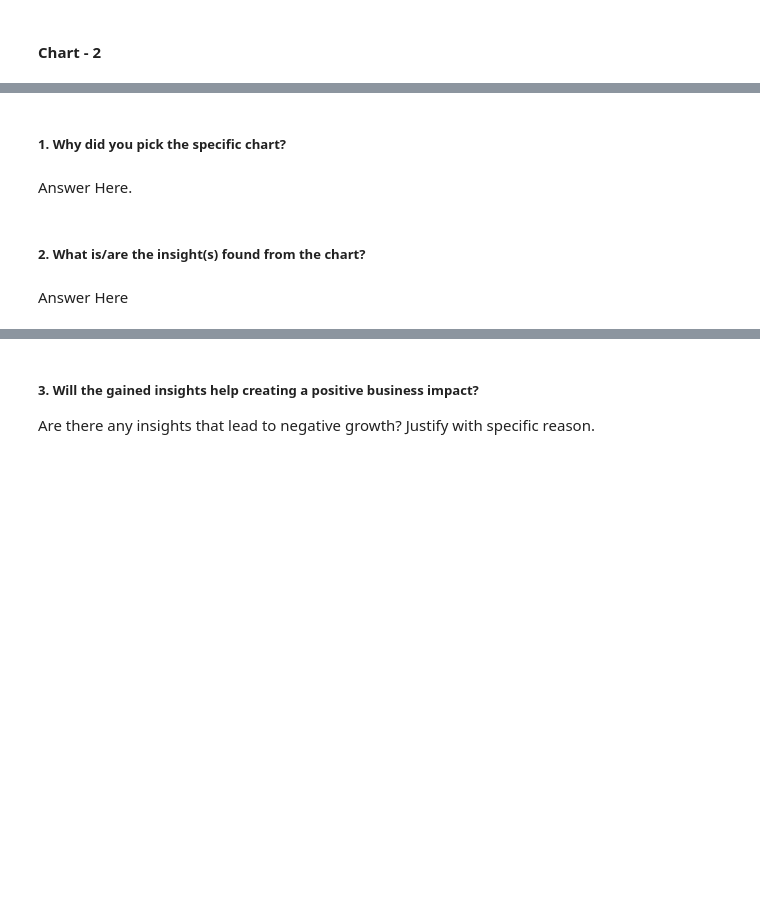
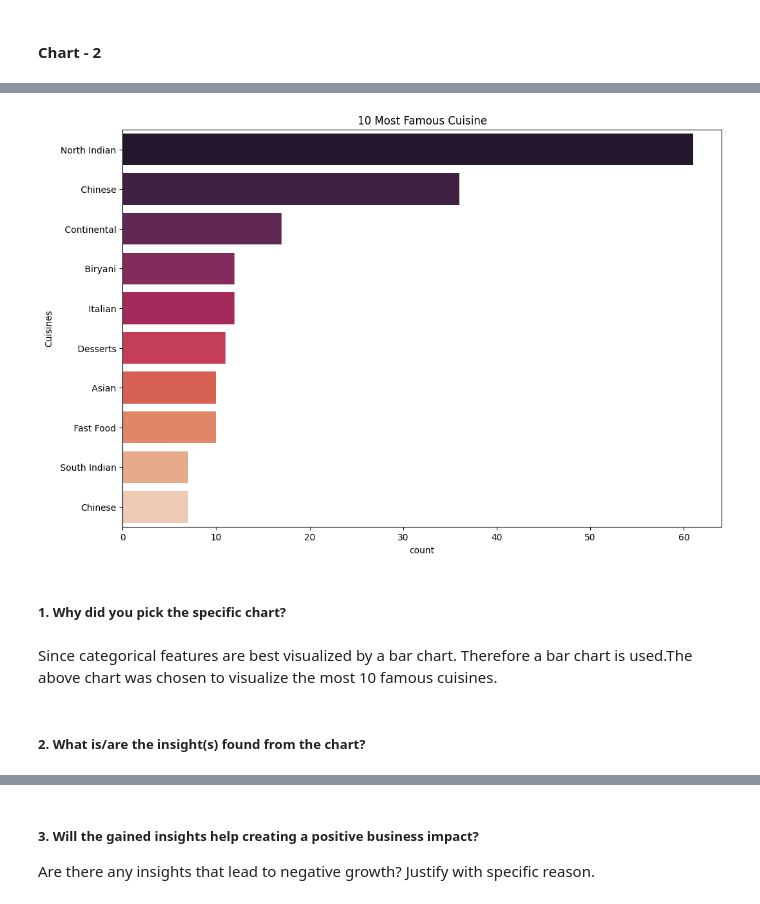
Before and after one commit to meenubenny/Zomato_Restaurant_Clustering_and_Sentiment_Analysis, a Jupyter notebook: Meenu_Benny_Zomato_Restaurant_Clustering_&_Sentiment_Analysis.ipynb, the cells around one changed output, grey strips where cells are left out. Cells and saved outputs as stored; diff of their text form; code cells hidden in the pictures; blank space fills up the shorter version.

```diff
--- a/Meenu_Benny_Zomato_Restaurant_Clustering_&_Sentiment_Analysis.ipynb
+++ b/Meenu_Benny_Zomato_Restaurant_Clustering_&_Sentiment_Analysis.ipynb
@@ -148,0 +496,14 @@ Answer Here.
+# %%
+#Most popular cuisines
+cuisine_list=[]
+cuisines=hotel.Cuisines.str.split(',')
+
+#Get all the cuuisines in a list
+for i in cuisines:
+  for j in i:
+    cuisine_list.append(j)
+
+# converting it to dataframe
+cuisine_series=pd.Series(cuisine_list)
+cuisine_df=pd.DataFrame(cuisine_series,columns=['Cuisines'])
+cuisine_df[cuisine_df['Cuisines']==' North Indian']='North Indian'
@@ -171,0 +598,20 @@ Answer Here
+# %%
+# Chart - 2 visualization code
+
+#Most popular cuisines
+cuisine_list=[]
+cuisines=hotel.Cuisines.str.split(',')
+
+#Get all the cuuisines in a list
+for i in cuisines:
+  for j in i:
+    cuisine_list.append(j)
+
+# converting it to dataframe
+cuisine_series=pd.Series(cuisine_list)
+cuisine_df=pd.DataFrame(cuisine_series,columns=['Cuisines'])
+cuisine_df[cuisine_df['Cuisines']==' North Indian']='North Indian'
+# %%
+#Let's Find the count of each cuisine
+cuisine_=pd.DataFrame(cuisine_df.groupby(by='Cuisines',as_index=False).value_counts())
+cuisine_
@@ -172,8 +632,14 @@ Answer Here
+# %%
+#visualisation of most famous cuisines
+plt.rcParams['figure.figsize']= (12,8)
+sns.barplot(x='count', y='Cuisines', data=cuisine_.sort_values(ascending=False, by='count')[:10],palette='rocket')
+plt.title('10 Most Famous Cuisine')
+plt.show()
+# %% [output]
+[figure, added]
 # %% [markdown]
 ##### 1. Why did you pick the specific chart?
-# %% [markdown]
-Answer Here.
+# %% [markdown]
+Since categorical features are best visualized by a bar chart. Therefore a bar chart is used.The above chart was chosen to visualize the most 10 famous cuisines.
 # %% [markdown]
 ##### 2. What is/are the insight(s) found from the chart?
-# %% [markdown]
-Answer Here
```
Also changed, not shown: parts of 184 cells of this notebook.
